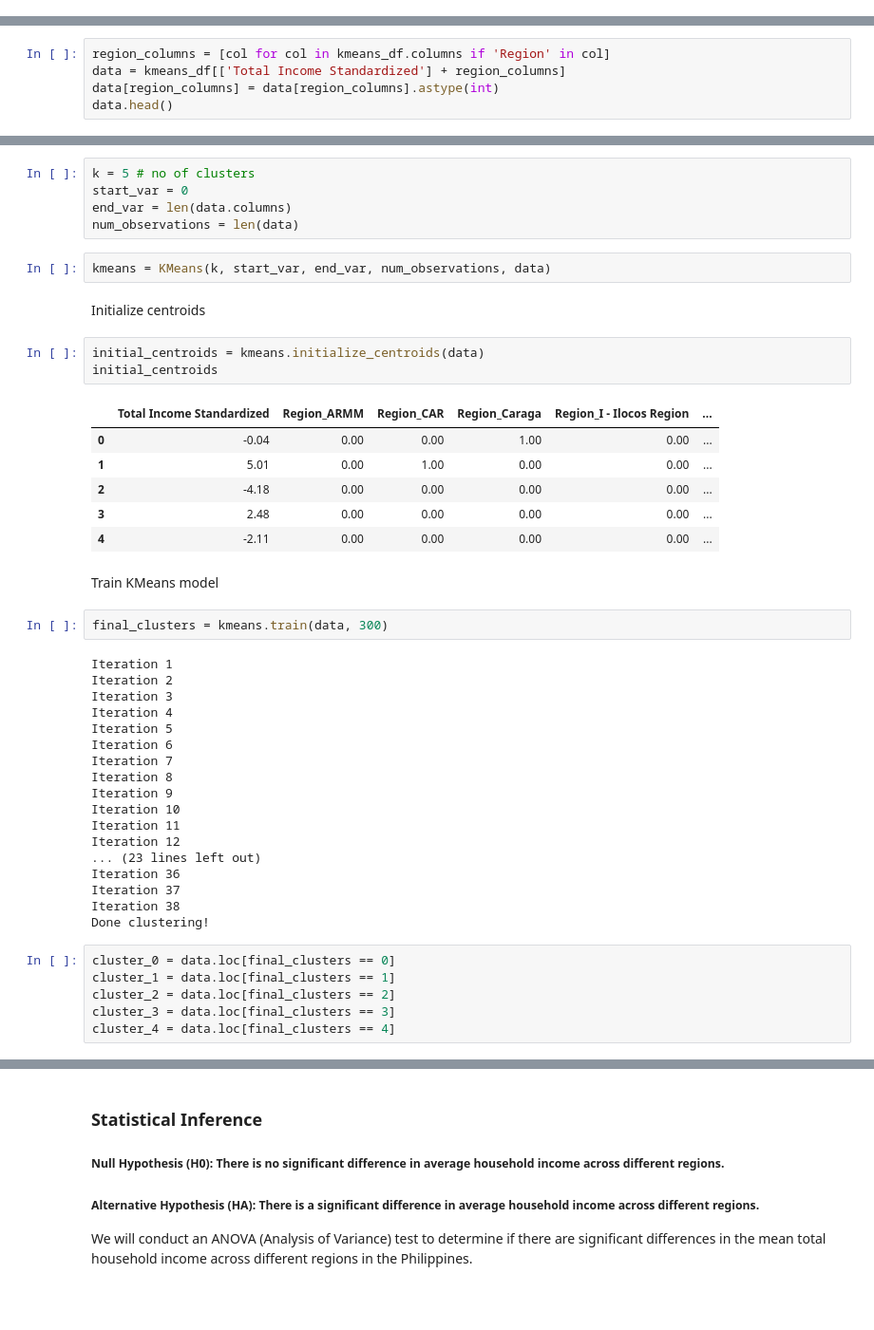
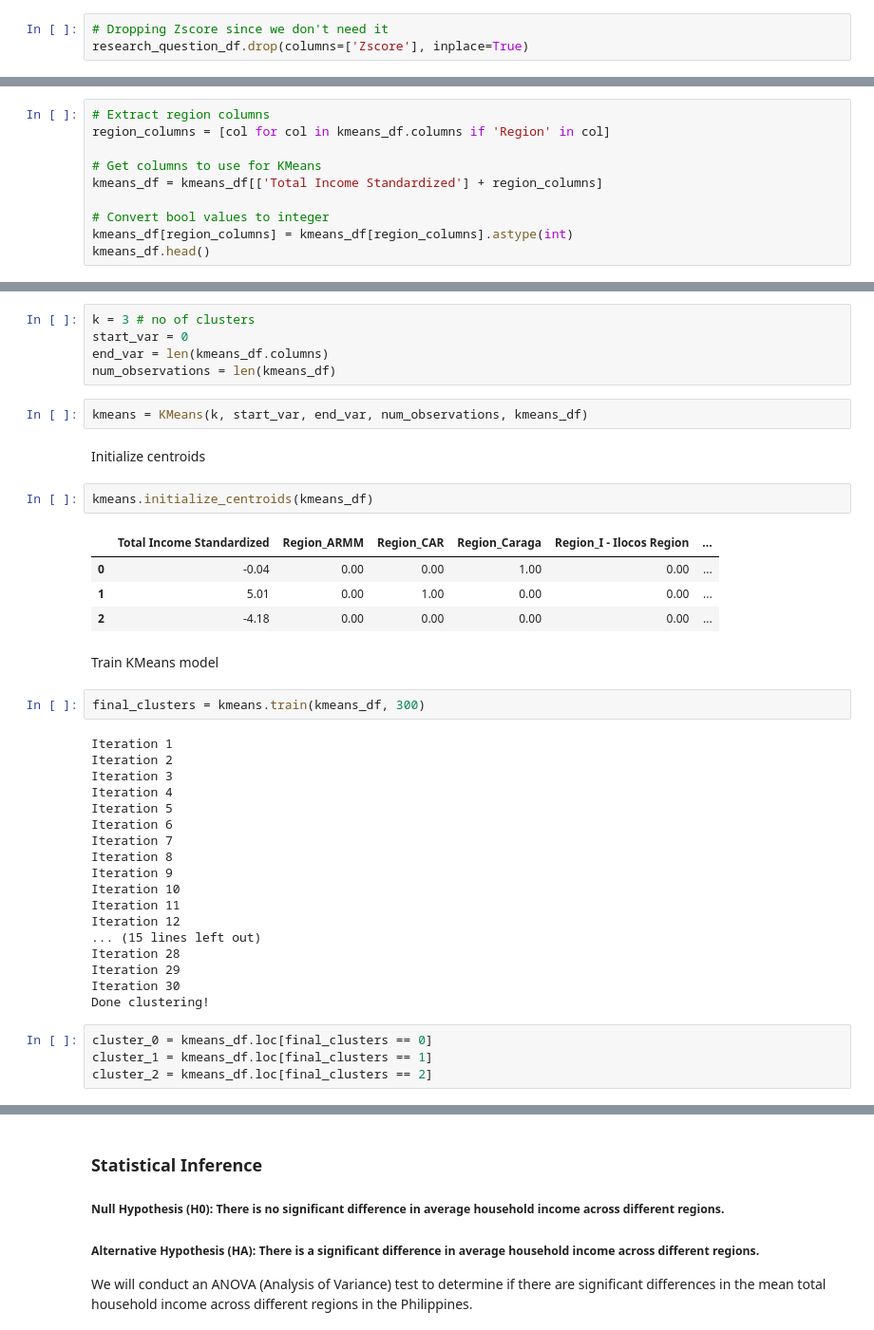
Before and after one commit to definitelyliz/CSMODEL-Phase-1, a Jupyter notebook: CSMODEL Phase 1.ipynb, the cells around one changed output, grey strips where cells are left out. Shown at 95% size. Cells and saved outputs as stored; diff of their text form; blank space fills up the shorter version.

Commit message:
kmeans

```diff
--- a/CSMODEL Phase 1.ipynb
+++ b/CSMODEL Phase 1.ipynb
@@ -1068,3 +1022,6 @@ See the caveats in the documentation: https://pandas.pydata.org/pandas-docs/stab
+# %%
+# Dropping Zscore since we don't need it
+research_question_df.drop(columns=['Zscore'], inplace=True)
 # %% [markdown]
 ##### Encode Categorical Variables
 Convert the regions to their numerical values.
@@ -1140,6 +1057,11 @@ memory usage: 1.6 MB
 # %%
+# Extract region columns
 region_columns = [col for col in kmeans_df.columns if 'Region' in col]
-data = kmeans_df[['Total Income Standardized'] + region_columns]
-data[region_columns] = data[region_columns].astype(int)
-data.head()
+
+# Get columns to use for KMeans
+kmeans_df = kmeans_df[['Total Income Standardized'] + region_columns]
+
+# Convert bool values to integer
+kmeans_df[region_columns] = kmeans_df[region_columns].astype(int)
+kmeans_df.head()
 # %% [output]
@@ -1159,26 +1078,23 @@ Instantiate KMeans
 # %%
-k = 5 # no of clusters
+k = 3 # no of clusters
 start_var = 0
-end_var = len(data.columns)
-num_observations = len(data)
+end_var = len(kmeans_df.columns)
+num_observations = len(kmeans_df)
 # %%
-kmeans = KMeans(k, start_var, end_var, num_observations, data)
+kmeans = KMeans(k, start_var, end_var, num_observations, kmeans_df)
 # %% [markdown]
 Initialize centroids
 # %%
-initial_centroids = kmeans.initialize_centroids(data)
-initial_centroids
+kmeans.initialize_centroids(kmeans_df)
 # %% [output]
 |  | Total Income Standardized | Region_ARMM | Region_CAR | Region_Caraga | Region_I - Ilocos Region | ... |
 | 0 | -0.04 | 0.00 | 0.00 | 1.00 | 0.00 | ... |
 | 1 | 5.01 | 0.00 | 1.00 | 0.00 | 0.00 | ... |
 | 2 | -4.18 | 0.00 | 0.00 | 0.00 | 0.00 | ... |
-| 3 | 2.48 | 0.00 | 0.00 | 0.00 | 0.00 | ... |
-| 4 | -2.11 | 0.00 | 0.00 | 0.00 | 0.00 | ... |
 # %% [markdown]
 Train KMeans model
 # %%
-final_clusters = kmeans.train(data, 300)
+final_clusters = kmeans.train(kmeans_df, 300)
 # %% [output]
 Iteration 1
 Iteration 2
@@ -1192,15 +1108,13 @@ Iteration 9
 Iteration 10
 Iteration 11
 Iteration 12
-... (23 lines left out)
-Iteration 36
-Iteration 37
-Iteration 38
+... (15 lines left out)
+Iteration 28
+Iteration 29
+Iteration 30
 Done clustering!
 # %%
-cluster_0 = data.loc[final_clusters == 0]
-cluster_1 = data.loc[final_clusters == 1]
-cluster_2 = data.loc[final_clusters == 2]
-cluster_3 = data.loc[final_clusters == 3]
-cluster_4 = data.loc[final_clusters == 4]
+cluster_0 = kmeans_df.loc[final_clusters == 0]
+cluster_1 = kmeans_df.loc[final_clusters == 1]
+cluster_2 = kmeans_df.loc[final_clusters == 2]
 # %%
```
Also changed, not shown: parts of 45 cells of this notebook, 1 other file.
